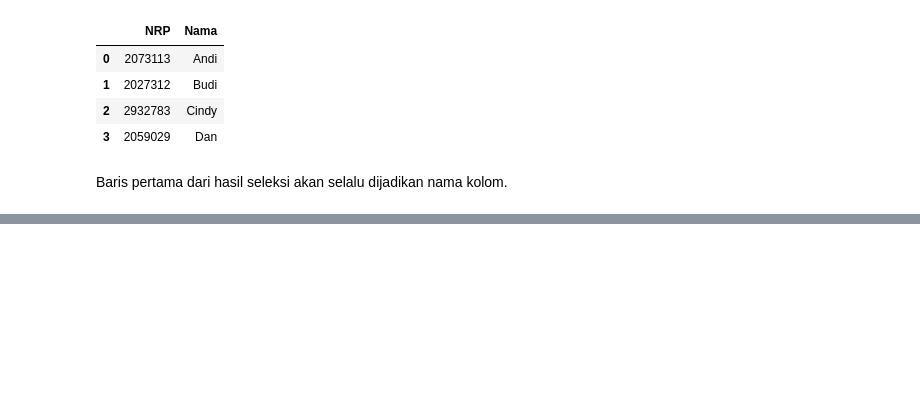
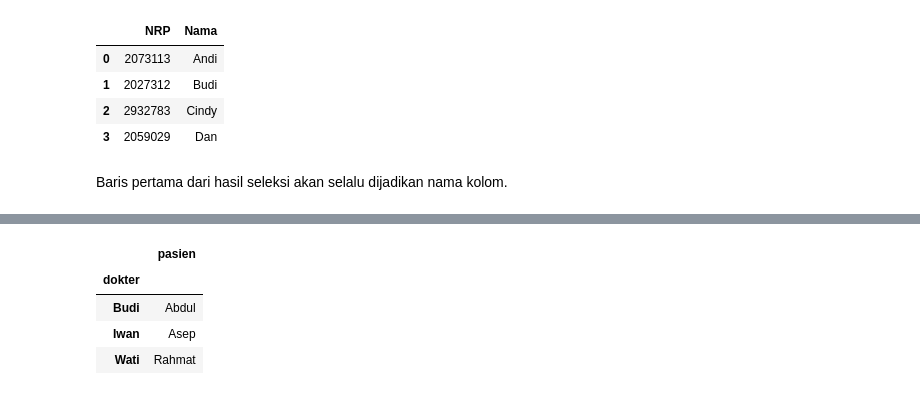
Before and after one commit to medievalgoose/pandas, a Jupyter notebook: Pandas-Week7.ipynb, the cells around one changed output, grey strips where cells are left out. Drawn from its saved outputs; the diff is of its cells as text; code cells hidden in the pictures; blank space fills up the shorter version.

```diff
--- a/Pandas-Week7.ipynb
+++ b/Pandas-Week7.ipynb
@@ -108,0 +144,8 @@ Baris pertama dari hasil seleksi akan selalu dijadikan nama kolom.
+# %%
+df.groupby('dokter')['pasien'].first().to_frame()
+# %% [output]
+|  | pasien |
+| dokter |  |
+| Budi | Abdul |
+| Iwan | Asep |
+| Wati | Rahmat |
```
Also changed, not shown: parts of 10 cells of this notebook.
